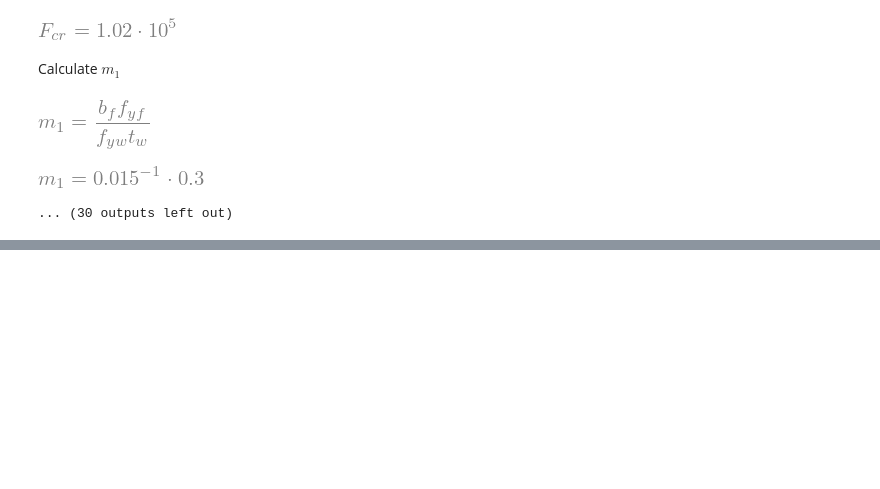
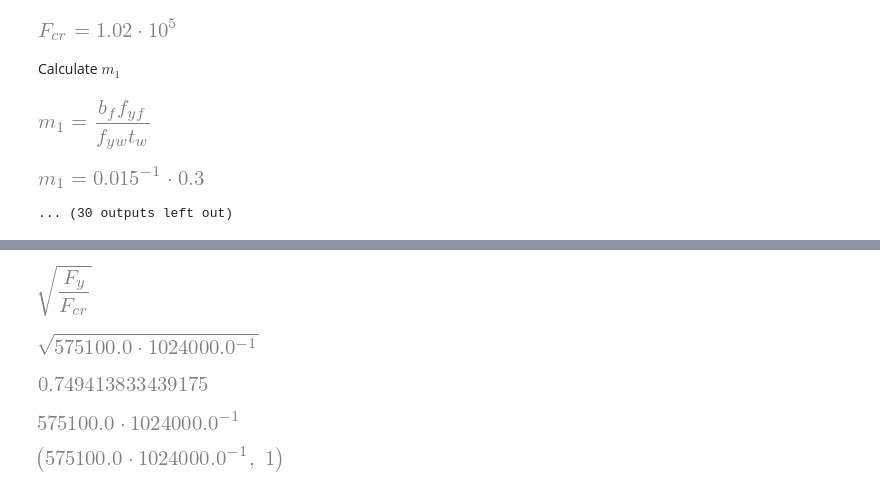
Before and after one commit to CFCSL/Design-of-Steel-Structures, a Jupyter notebook: patch_Loading_sympy.ipynb, the cells around one changed output, grey strips where cells are left out. Drawn from its saved outputs; the diff is of its cells as text; code cells hidden in the pictures; blank space fills up the shorter version.

Commit message:
add function lambda_F_func1

```diff
--- a/patch_Loading_sympy.ipynb
+++ b/patch_Loading_sympy.ipynb
@@ -303,0 +332,23 @@ Calculate $m_1$
+# %%
+F_y=symbols('F_y')
+F_cr=symbols('F_cr')
+# %%
+def lambda_F_func1(**kwargs):
+	kwargs = {eval(key): UnevaluatedExpr(value) for key, value in kwargs.items()}
+	#expr= sqrt(F_y)/sqrt(F_cr)
+	expr= sqrt(F_y/F_cr)
+	#expr= sqrt(Rational(F_y,F_cr))
+	expr=expr.subs(kwargs)
+	_eq=Eq(lambda_F,expr)
+	return expr
+# %%
+
+db1={'F_cr':1.024*10e5,'F_y':5.751*10e4 }
+# %%
+display(lambda_F_func1())
+display(lambda_F_func1(**db1))
+display(lambda_F_func1(**db1).doit())
+# %% [output]
+[figure, added]
+[figure, added]
+[figure, added]
@@ -303,0 +357,8 @@ Calculate $m_1$
+# %%
+jj**2
+# %% [output]
+[figure, added]
+# %%
+fraction(jj**2)
+# %% [output]
+[figure, added]
```
Also changed, not shown: parts of 5 cells of this notebook, 2 other files.
